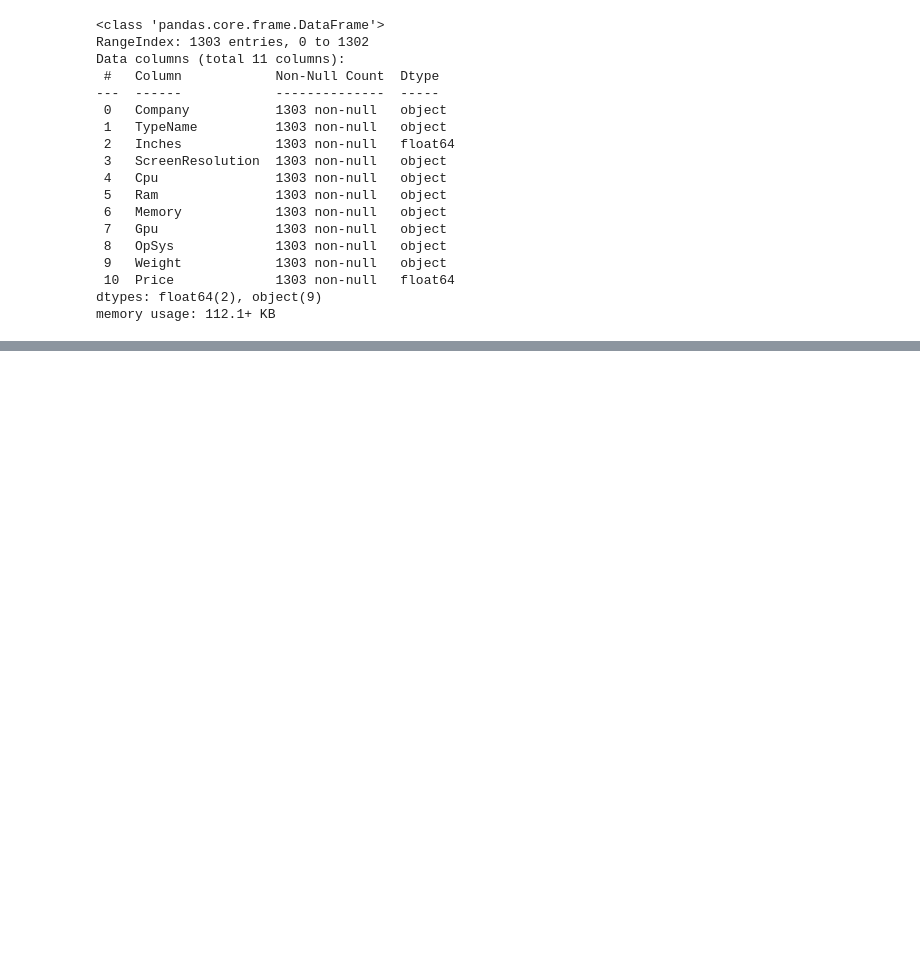
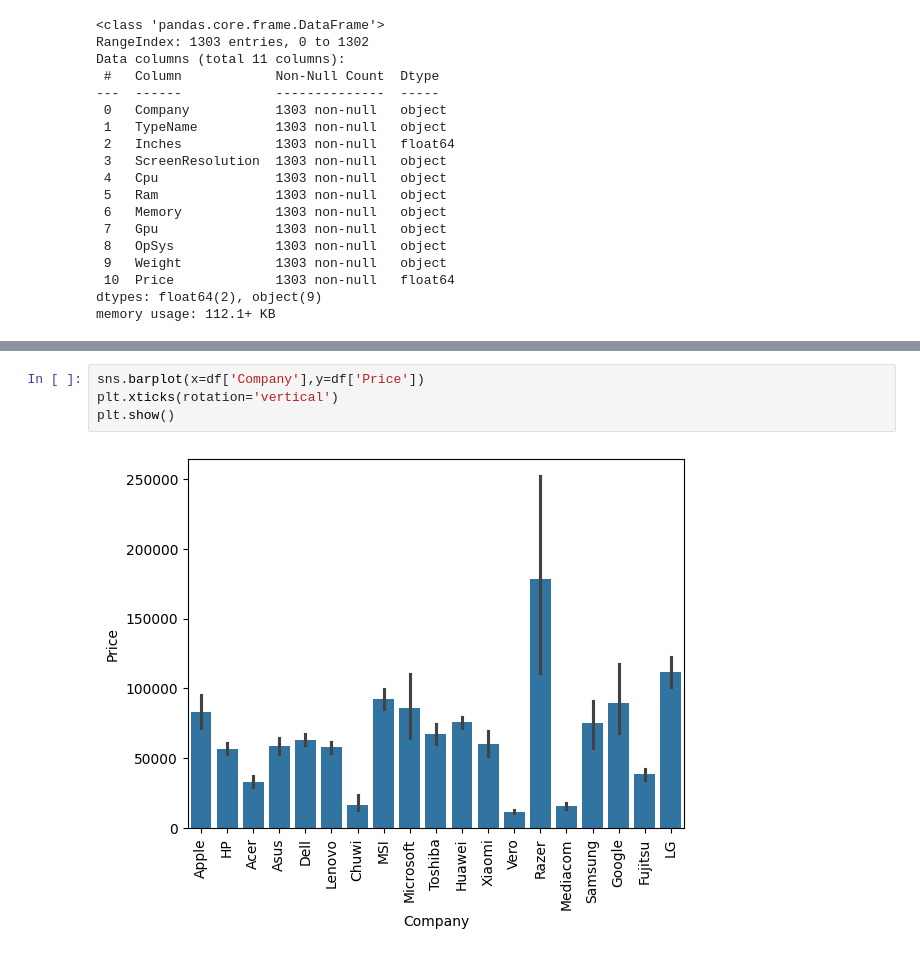
Before and after one commit to SandeepMuhal88/For_Docker_Lap_top_price_pridictor_01, a Jupyter notebook: model.ipynb, the cells around one changed output, grey strips where cells are left out. Saved outputs shown, nothing was run; the diff lists cells and outputs as text; blank space fills up the shorter version.

```diff
--- a/model.ipynb
+++ b/model.ipynb
@@ -97,0 +145,6 @@ df.head()
+# %%
+sns.barplot(x=df['Company'],y=df['Price'])
+plt.xticks(rotation='vertical')
+plt.show()
+# %% [output]
+[figure, added]
```
Also changed, not shown: parts of 20 cells of this notebook, 1 other file.
